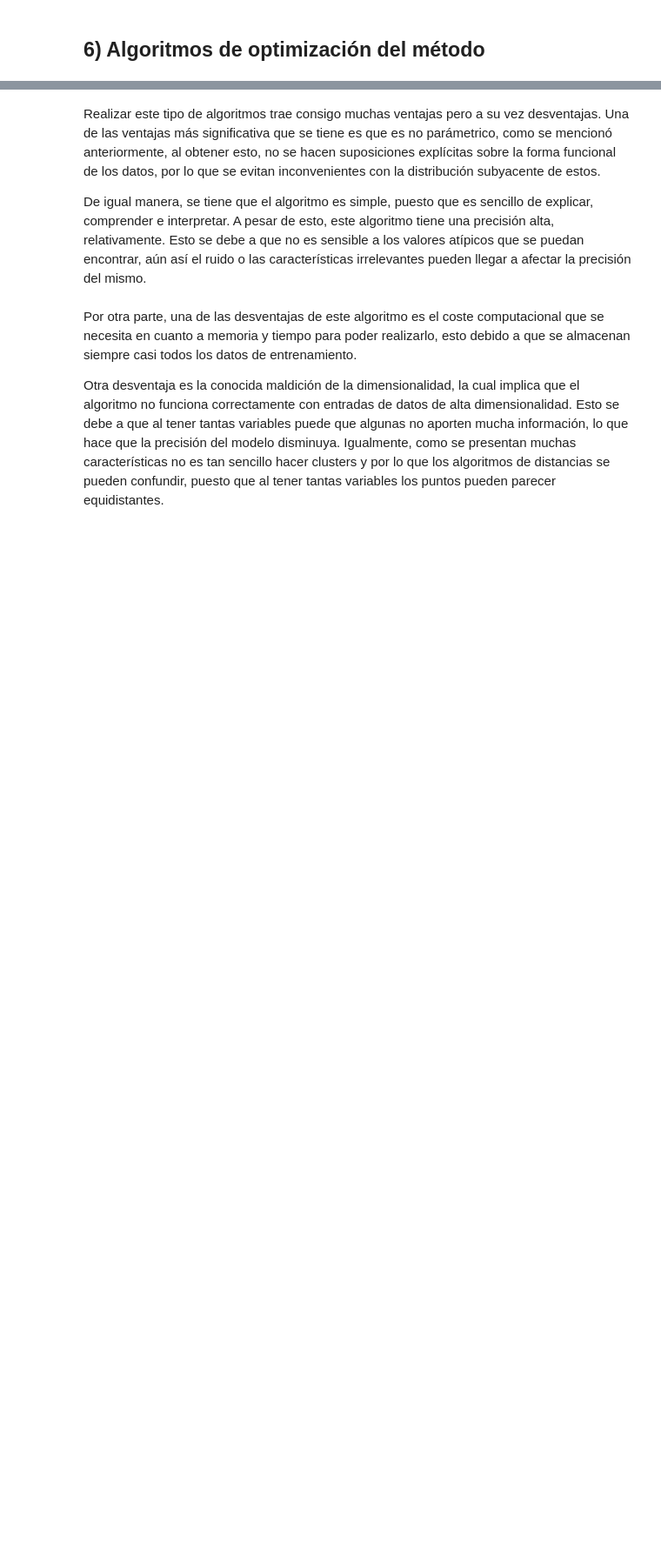
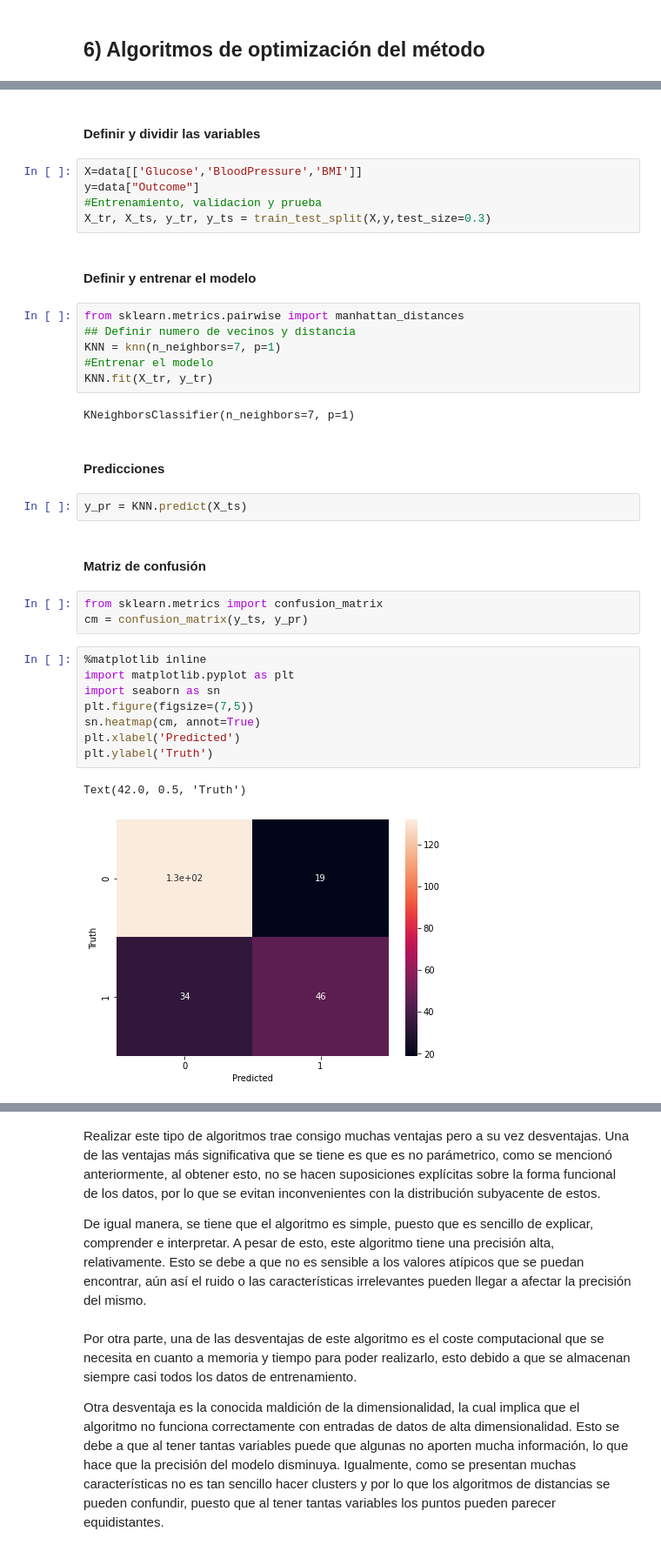
Before and after one commit to StefaniaRojas/Mineria-de-datos, a Jupyter notebook: Trabajo_Minería.ipynb, the cells around one changed output, grey strips where cells are left out. Shown: that part at 87% size. Cells and saved outputs as stored; diff of their text form; blank space fills up the shorter version.

```diff
--- a/Trabajo_Minería.ipynb
+++ b/Trabajo_Minería.ipynb
@@ -174,0 +631,37 @@ Incluimos reducción de dimensionalidad con knn?
+# %% [markdown]
+#### Definir y dividir las variables
+# %%
+X=data[['Glucose','BloodPressure','BMI']]
+y=data["Outcome"]
+#Entrenamiento, validacion y prueba
+X_tr, X_ts, y_tr, y_ts = train_test_split(X,y,test_size=0.3)
+# %% [markdown]
+#### Definir y entrenar el modelo
+# %%
+from sklearn.metrics.pairwise import manhattan_distances
+## Definir numero de vecinos y distancia
+KNN = knn(n_neighbors=7, p=1)
+#Entrenar el modelo
+KNN.fit(X_tr, y_tr)
+# %% [output]
+KNeighborsClassifier(n_neighbors=7, p=1)
+# %% [markdown]
+#### Predicciones
+# %%
+y_pr = KNN.predict(X_ts)
+# %% [markdown]
+#### Matriz de confusión
+# %%
+from sklearn.metrics import confusion_matrix
+cm = confusion_matrix(y_ts, y_pr)
+# %%
+%matplotlib inline
+import matplotlib.pyplot as plt
+import seaborn as sn
+plt.figure(figsize=(7,5))
+sn.heatmap(cm, annot=True)
+plt.xlabel('Predicted')
+plt.ylabel('Truth')
+# %% [output]
+Text(42.0, 0.5, 'Truth')
+[figure, added]
```
Also changed, not shown: parts of 80 cells of this notebook.
